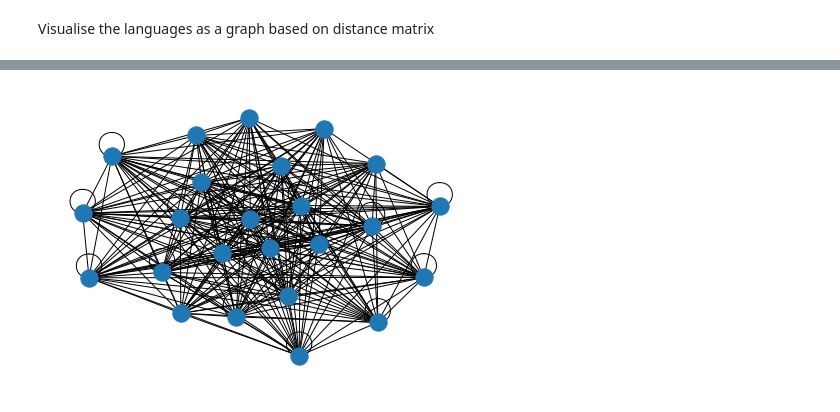
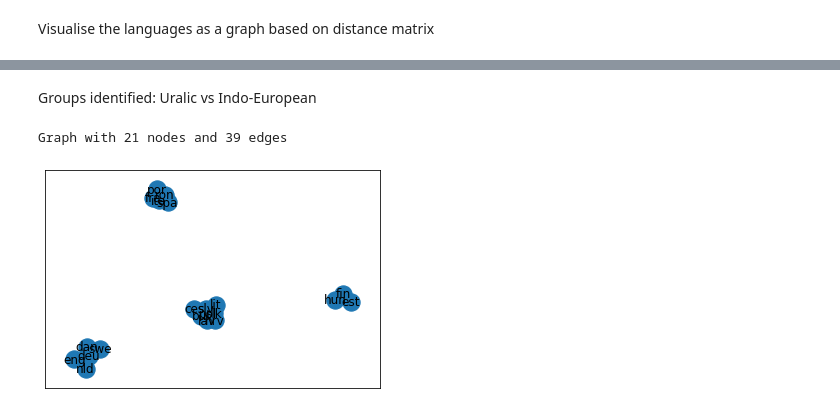
Before and after one commit to stefipreda/Language-Distance, a Jupyter notebook: Language_Distance.ipynb, the cells around one changed output, grey strips where cells are left out. Cells and saved outputs as stored; diff of their text form; code cells hidden in the pictures.

```diff
--- a/Language_Distance.ipynb
+++ b/Language_Distance.ipynb
@@ -72,7 +88,10 @@ ax = sns.heatmap(fam_matrix)
 # %% [markdown]
 Visualise the languages as a graph based on distance matrix
-# %%
-def visualise_graph(dist_matrix, labels):
-  G = nx.from_numpy_matrix(dist_matrix)
-  nx.draw(G)
+# %%
+def visualise_graph(dist_matrix, labels, threshold):
+  G = nx.Graph()
+  edge_list = [(label1, label2, 5*dist_matrix[i][j]) for i, label1 in enumerate(labels) for j, label2 in enumerate(labels) if j > i if dist_matrix[i][j] < threshold]
+  G.add_weighted_edges_from(edge_list)
+  print(G)
+  nx.draw_networkx(G, with_labels=True)
 # %%
@@ -86,4 +102,7 @@ visualise_graph(syntax_matrix, [])
-# %%
-visualise_graph(phonology_matrix, [])
-# %% [output]
-[figure, removed]
+# %% [markdown]
+Groups identified: Uralic vs Indo-European
+# %%
+visualise_graph(fam_matrix, languages, threshold=0.5)
+# %% [output]
+Graph with 21 nodes and 39 edges
+[figure, added]
```
Also changed, not shown: parts of 13 cells of this notebook.
